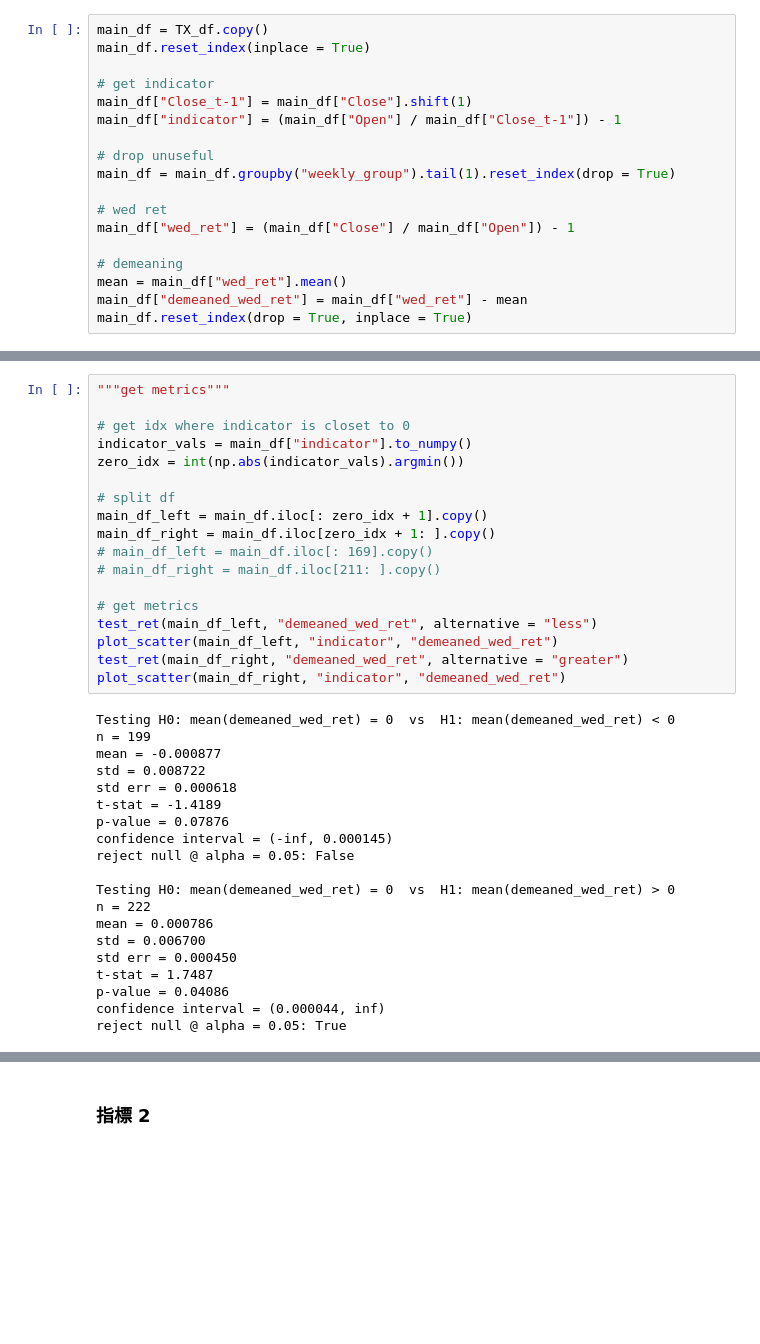
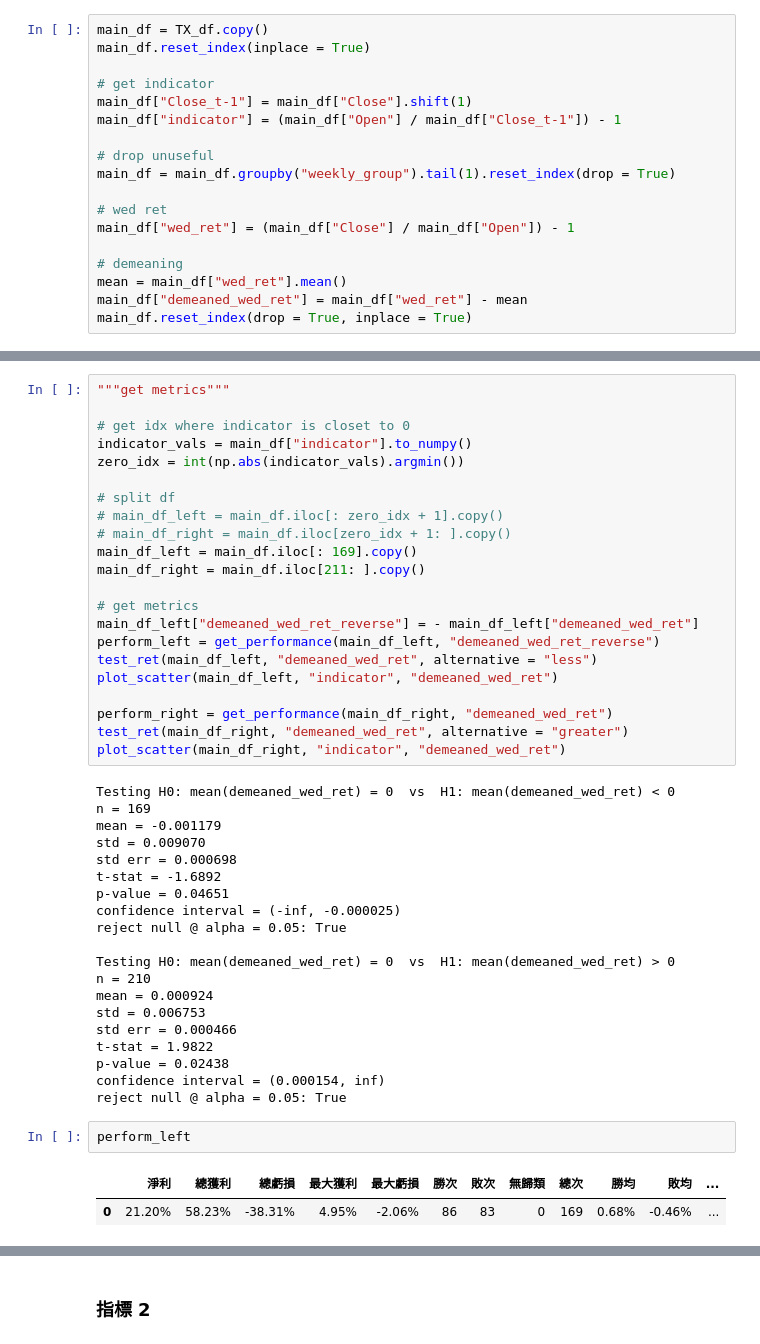
Before and after one commit to Xin95172/JimQuant, a Jupyter notebook: 台指期週趨勢影響開盤/main.ipynb, the cells around one changed output, grey strips where cells are left out. Drawn from its saved outputs; the diff is of its cells as text; blank space fills up the shorter version.

```diff
--- a/台指期週趨勢影響開盤/main.ipynb
+++ b/台指期週趨勢影響開盤/main.ipynb
@@ -2230,33 +2169,42 @@ indicator_vals = main_df["indicator"].to_numpy()
 zero_idx = int(np.abs(indicator_vals).argmin())
 
 # split df
-main_df_left = main_df.iloc[: zero_idx + 1].copy()
-main_df_right = main_df.iloc[zero_idx + 1: ].copy()
-# main_df_left = main_df.iloc[: 169].copy()
-# main_df_right = main_df.iloc[211: ].copy()
+# main_df_left = main_df.iloc[: zero_idx + 1].copy()
+# main_df_right = main_df.iloc[zero_idx + 1: ].copy()
+main_df_left = main_df.iloc[: 169].copy()
+main_df_right = main_df.iloc[211: ].copy()
 
 # get metrics
+main_df_left["demeaned_wed_ret_reverse"] = - main_df_left["demeaned_wed_ret"]
+perform_left = get_performance(main_df_left, "demeaned_wed_ret_reverse")
 test_ret(main_df_left, "demeaned_wed_ret", alternative = "less")
 plot_scatter(main_df_left, "indicator", "demeaned_wed_ret")
+
+perform_right = get_performance(main_df_right, "demeaned_wed_ret")
 test_ret(main_df_right, "demeaned_wed_ret", alternative = "greater")
 plot_scatter(main_df_right, "indicator", "demeaned_wed_ret")
 # %% [output]
 Testing H0: mean(demeaned_wed_ret) = 0  vs  H1: mean(demeaned_wed_ret) < 0
-n = 199
-mean = -0.000877
-std = 0.008722
-std err = 0.000618
-t-stat = -1.4189
-p-value = 0.07876
-confidence interval = (-inf, 0.000145)
-reject null @ alpha = 0.05: False
+n = 169
+mean = -0.001179
+std = 0.009070
+std err = 0.000698
+t-stat = -1.6892
+p-value = 0.04651
+confidence interval = (-inf, -0.000025)
+reject null @ alpha = 0.05: True
 
 Testing H0: mean(demeaned_wed_ret) = 0  vs  H1: mean(demeaned_wed_ret) > 0
-n = 222
-mean = 0.000786
-std = 0.006700
-std err = 0.000450
-t-stat = 1.7487
-p-value = 0.04086
-confidence interval = (0.000044, inf)
+n = 210
+mean = 0.000924
+std = 0.006753
+std err = 0.000466
+t-stat = 1.9822
+p-value = 0.02438
+confidence interval = (0.000154, inf)
 reject null @ alpha = 0.05: True
+# %%
+perform_left
+# %% [output]
+|  | 淨利 | 總獲利 | 總虧損 | 最大獲利 | 最大虧損 | 勝次 | 敗次 | 無歸類 | 總次 | 勝均 | 敗均 | ... |
+| 0 | 21.20% | 58.23% | -38.31% | 4.95% | -2.06% | 86 | 83 | 0 | 169 | 0.68% | -0.46% | ... |
```
Also changed, not shown: parts of 56 cells of this notebook, 3 other files.
